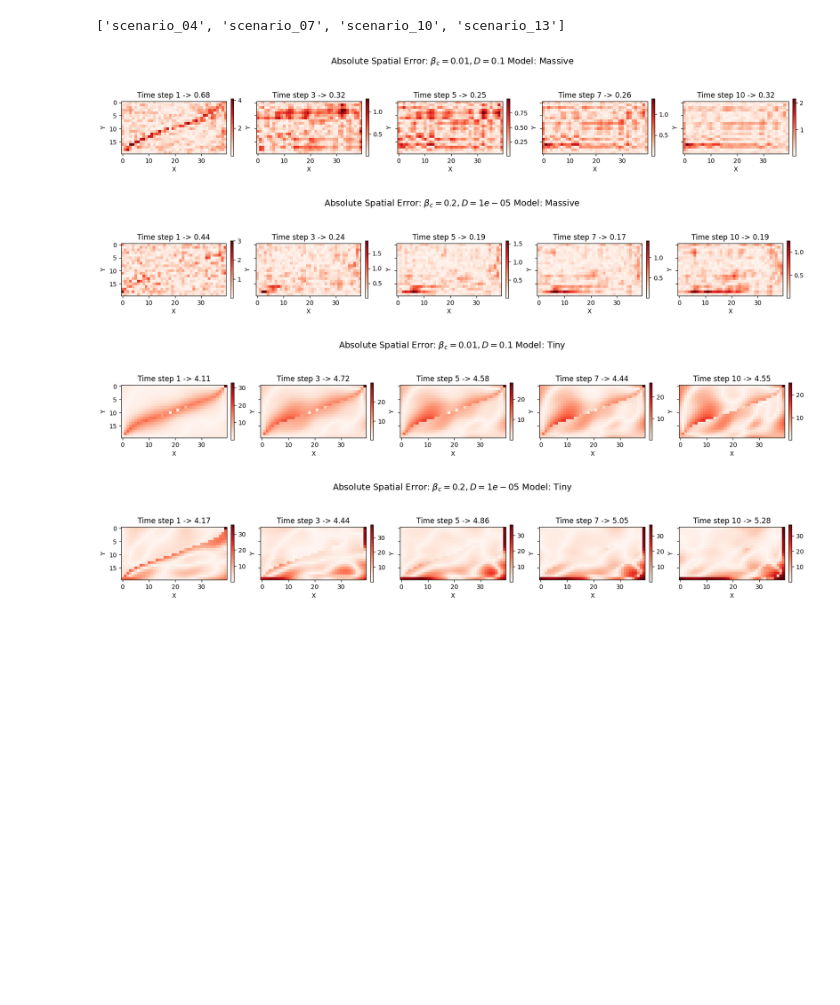
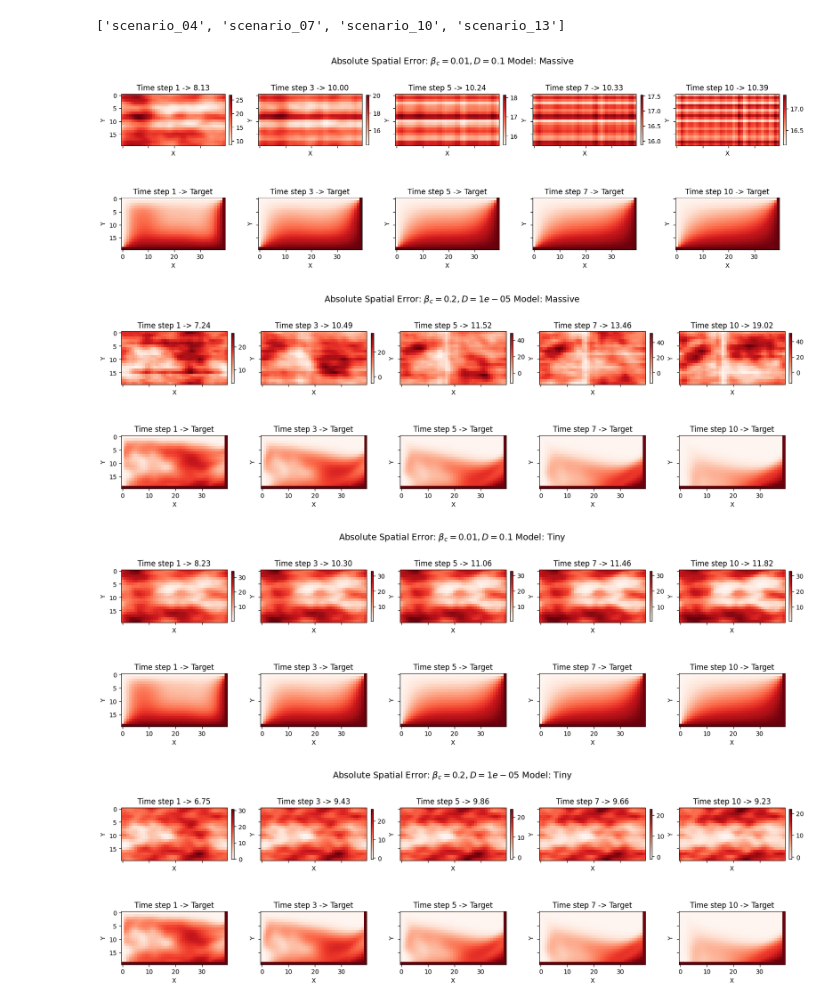
Before and after one commit to arpit-kapoor/gw_henry_fno, a Jupyter notebook: notebooks/error_analysis_rollout_updated.ipynb, the cells around one changed output. Saved outputs shown, nothing was run; the diff lists cells and outputs as text; code cells hidden in the pictures; blank space fills up the shorter version.

```diff
--- a/notebooks/error_analysis_rollout_updated.ipynb
+++ b/notebooks/error_analysis_rollout_updated.ipynb
@@ -20,7 +20,7 @@ if str(project_root) not in sys.path:
 from src.sweep.config import SWEEP_CSV_FIELDNAMES
 # %%
 BASE_RESULTS_PATH = Path("~/Projects/groundwater/results/fno_simple_henry_sweep").expanduser()
-DATASET_NAME = "grid_scenarios_lag10_20x40"
+DATASET_NAME = "grid_scenarios_random_lag10_20x40"
 
 results_path = BASE_RESULTS_PATH / DATASET_NAME
 pprint([p.name for p in results_path.iterdir() if not p.name.startswith(".")])
@@ -31,6 +31,7 @@ results_csv_path = results_path / "sweep_results.csv"
 summary_results = pd.read_csv(results_csv_path)
 
 results_summary = summary_results.sort_values(by=['scenario_name', 'total_params'])
+results_summary = results_summary.loc[results_summary['run_timestamp'] > '2026-09-17T02:00:00']
 # results_summary.groupby(['scenario_name', 'model_size_label']).agg({'run_timestamp': 'count'}).sort_values('run_timestamp', ascending=False)
 
 results_summary
@@ -203,10 +204,10 @@ scenarios_manifest_df
 | 14 | 15 | 0.20 | 0.01000 |
 | 15 | 16 | 0.20 | 0.10000 |
 # %%
-fig, ax = plt.subplots(4, 4, figsize=(16, 10), sharex=True, sharey=True, constrained_layout=True)
+fig, ax = plt.subplots(4, 4, figsize=(16, 10), sharex=True, constrained_layout=True)
 
 for scenario_idx, scenario_name in enumerate(results_summary['scenario_name'].unique()):
-    scenario_data = results_summary[results_summary['scenario_name'] == scenario_name]
+    scenario_data = results_summary[(results_summary['scenario_name'] == scenario_name) ]
     ax_idx = scenario_idx // 4
     ax_idy = scenario_idx % 4
 
@@ -237,5 +248,5 @@ fig.savefig(results_path / "figures" / "error_summary_by_scenario.png", bbox_inc
 # %%
-fig, ax = plt.subplots(4, 4, figsize=(16, 10), sharex=True, sharey=True, constrained_layout=True)
+fig, ax = plt.subplots(4, 4, figsize=(16, 10), sharex=True, constrained_layout=True)
 
 for scenario_idx, scenario_name in enumerate(results_summary['scenario_name'].unique()):
     scenario_data = results_summary[results_summary['scenario_name'] == scenario_name]
@@ -322,40 +333,45 @@ npz_files.sort(key=lambda x: (x.name.split('_')[-1], int(x.name.split('_')[1])))
 
 for npz_file in npz_files:
 
     # print(f"Loading predictions from: {npz_file.name}")
 
     data = np.load(npz_file)
     val_preds_rollout = data['val_preds_rollout']
     val_targets = data['val_targets']
 
     scenario_manifest = scenarios_manifest_df[scenarios_manifest_df['scenario_index'] == int(npz_file.name.split('_')[1])].iloc[0]
     beta_c = scenario_manifest['beta_c']
     diffc = scenario_manifest['diffc']
 
     model_size_label = npz_file.name.split('_')[-1].split('.')[0]
 
     run_idx = 5
     T = val_preds_rollout.shape[1]
     ts_to_plot = np.linspace(0, T-1, 5, dtype=int)
-    fig, ax = plt.subplots(1, 5, figsize=(16, 3), sharex=True, sharey=True, constrained_layout=True)
+    fig, ax = plt.subplots(2, 5, figsize=(16, 5), sharex=True, sharey=True, constrained_layout=True)
 
     for idx, t in enumerate(ts_to_plot):
         aerror = np.abs(val_preds_rollout[run_idx, t, :, :, 0] - val_targets[run_idx, t, :, :, 0])
-        im = ax[idx].imshow(aerror, cmap='Reds')
-        ax[idx].set_title(f'Time step {t+1} -> {aerror.mean():.2f}')
-        ax[idx].set_ylabel('Y')
-        ax[idx].set_xlabel('X')
-        fig.colorbar(im, ax=ax[idx], fraction=0.046, pad=0.04, shrink=0.5)
 
+        im = ax[0,idx].imshow(val_preds_rollout[run_idx, t, :, :, 0], cmap='Reds')
+        ax[0, idx].set_title(f'Time step {t+1} -> {aerror.mean():.2f}')
+        ax[0, idx].set_ylabel('Y')
+        ax[0, idx].set_xlabel('X')
+        fig.colorbar(im, ax=ax[0, idx], fraction=0.046, pad=0.04, shrink=0.5)
+
+        ax[1, idx].imshow(val_targets[run_idx, t, :, :, 0], cmap='Reds')
+        ax[1, idx].set_title(f'Time step {t+1} -> Target')
+        ax[1, idx].set_ylabel('Y')
+        ax[1, idx].set_xlabel('X')
 
     fig.suptitle(f"Absolute Spatial Error: $\\beta_c={beta_c}, D={diffc}$ Model: {model_size_label.capitalize()}", fontsize=14)
 
     fig.savefig(results_path / "figures" / f"abs_spatial_error_scenario_{npz_file.name.split('_')[1]}_model_{model_size_label}.png", bbox_inches='tight', dpi=300)
 
     plt.show()
     plt.close()
 # %% [output]
-[figure, old version]
+[figure, new version]
-[figure, old version]
+[figure, new version]
-[figure, old version]
+[figure, new version]
-[figure, old version]
+[figure, new version]
```
Also changed, not shown: parts of 7 cells of this notebook, 12 other files.
